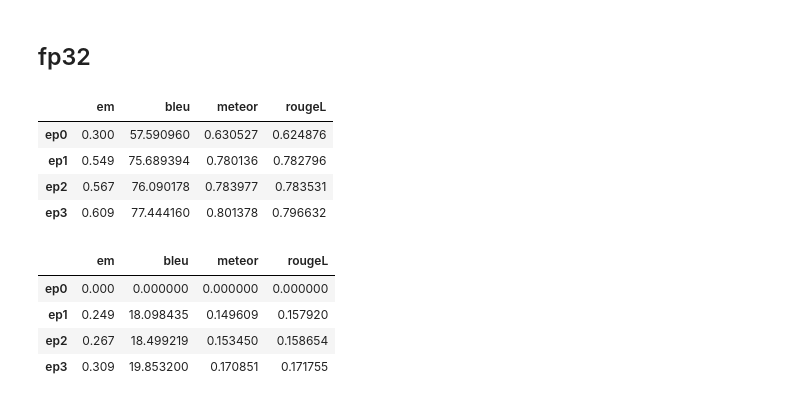
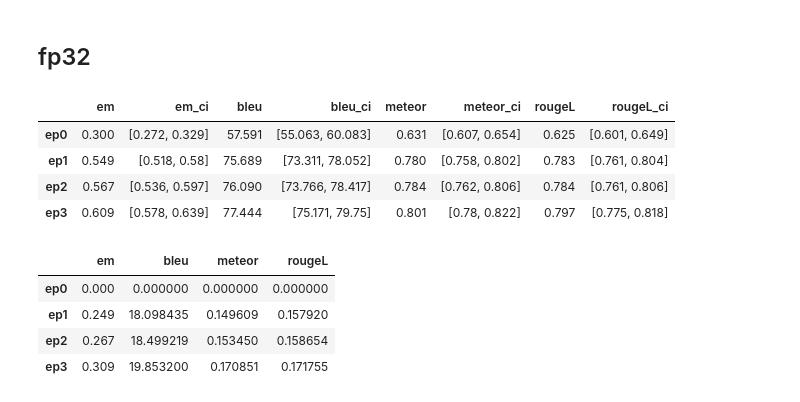
Before and after one commit to AISE-TUDelft/LLM4Code-memtune-ext, a Jupyter notebook: experiments/quantization/memorization/results/results_mem.ipynb, the cells around one changed output. Cells and saved outputs as stored; diff of their text form; code cells hidden in the pictures.

```diff
--- a/experiments/quantization/memorization/results/results_mem.ipynb
+++ b/experiments/quantization/memorization/results/results_mem.ipynb
@@ -28,28 +42,25 @@ merged_df = pd.merge(df, df_fp32,
 # %% [markdown]
 ## fp32
 # %%
-# Extract and calculate means
+# Extract means + confidence intervals
 metrics = ['em', 'bleu', 'meteor', 'rougeL']
 eps = ['ep0', 'ep1', 'ep2', 'ep3']
 
-mean_data = {}
-
-
-for metric in metrics:
-    mean_data[metric] = []
-    for ep in eps:
-        column_name = f'15b_{ep}_{metric}'
-        mean_value = merged_df[column_name].mean()
-        mean_data[metric].append(mean_value)
-
-ep_fp32_absolute = pd.DataFrame(mean_data, index=eps)
-ep_fp32_absolute
+ep_fp32_absolute_ci = summarize_metrics_with_ci(
+    merged_df,
+    row_values=eps,
+    metrics=metrics,
+    column_name_fn=lambda ep, metric: f'15b_{ep}_{metric}',
+)
+ep_fp32_absolute = ep_fp32_absolute_ci[metrics].copy()
+ep_fp32_absolute_ci = round_metrics_with_ci_table(ep_fp32_absolute_ci, decimals=3)
+ep_fp32_absolute_ci
 # %% [output]
-|  | em | bleu | meteor | rougeL |
-| ep0 | 0.300 | 57.590960 | 0.630527 | 0.624876 |
-| ep1 | 0.549 | 75.689394 | 0.780136 | 0.782796 |
-| ep2 | 0.567 | 76.090178 | 0.783977 | 0.783531 |
-| ep3 | 0.609 | 77.444160 | 0.801378 | 0.796632 |
+|  | em | em_ci | bleu | bleu_ci | meteor | meteor_ci | rougeL | rougeL_ci |
+| ep0 | 0.300 | [0.272, 0.329] | 57.591 | [55.063, 60.083] | 0.631 | [0.607, 0.654] | 0.625 | [0.601, 0.649] |
+| ep1 | 0.549 | [0.518, 0.58] | 75.689 | [73.311, 78.052] | 0.780 | [0.758, 0.802] | 0.783 | [0.761, 0.804] |
+| ep2 | 0.567 | [0.536, 0.597] | 76.090 | [73.766, 78.417] | 0.784 | [0.762, 0.806] | 0.784 | [0.761, 0.806] |
+| ep3 | 0.609 | [0.578, 0.639] | 77.444 | [75.171, 79.75] | 0.801 | [0.78, 0.822] | 0.797 | [0.775, 0.818] |
 # %%
 # With the baseline
 first = ep_fp32_absolute.iloc[0]
```
Also changed, not shown: parts of 22 cells of this notebook, 1 other file.
